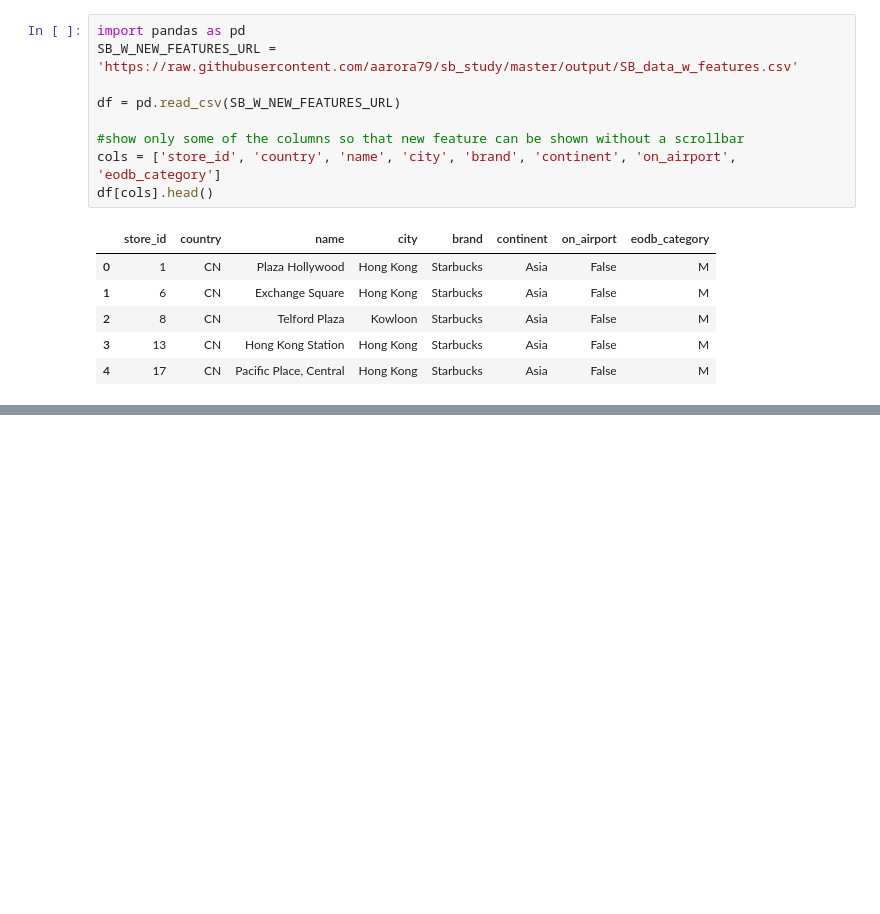
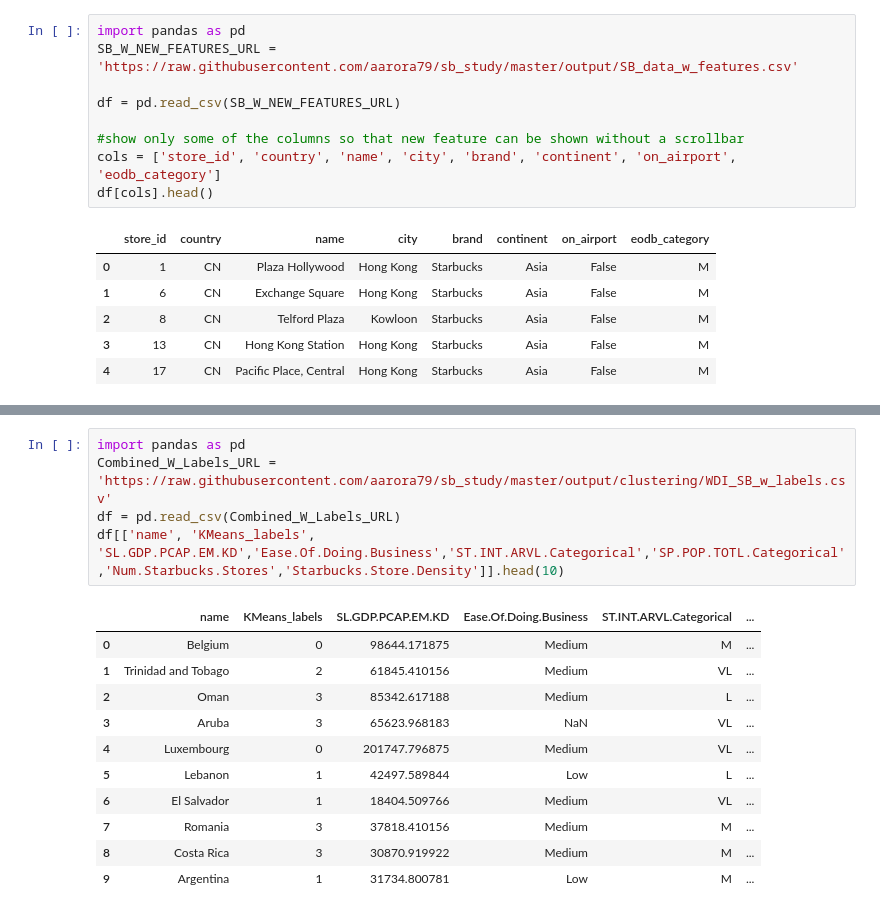
Before and after one commit to aarora79/sb_study, a Jupyter notebook: A data science tale about a coffee company.ipynb, the cells around one changed output, grey strips where cells are left out. Cells and saved outputs as stored; diff of their text form; blank space fills up the shorter version.

```diff
--- a/A data science tale about a coffee company.ipynb
+++ b/A data science tale about a coffee company.ipynb
@@ -208,0 +507,17 @@ Here is a listing of everything that is included alongwith a brief description.
+# %%
+import pandas as pd
+Combined_W_Labels_URL = 'https://raw.githubusercontent.com/aarora79/sb_study/master/output/clustering/WDI_SB_w_labels.csv'
+df = pd.read_csv(Combined_W_Labels_URL)
+df[['name', 'KMeans_labels', 'SL.GDP.PCAP.EM.KD','Ease.Of.Doing.Business','ST.INT.ARVL.Categorical','SP.POP.TOTL.Categorical','Num.Starbucks.Stores','Starbucks.Store.Density']].head(10)
+# %% [output]
+|  | name | KMeans_labels | SL.GDP.PCAP.EM.KD | Ease.Of.Doing.Business | ST.INT.ARVL.Categorical | ... |
+| 0 | Belgium | 0 | 98644.171875 | Medium | M | ... |
+| 1 | Trinidad and Tobago | 2 | 61845.410156 | Medium | VL | ... |
+| 2 | Oman | 3 | 85342.617188 | Medium | L | ... |
+| 3 | Aruba | 3 | 65623.968183 | NaN | VL | ... |
+| 4 | Luxembourg | 0 | 201747.796875 | Medium | VL | ... |
+| 5 | Lebanon | 1 | 42497.589844 | Low | L | ... |
+| 6 | El Salvador | 1 | 18404.509766 | Medium | VL | ... |
+| 7 | Romania | 3 | 37818.410156 | Medium | M | ... |
+| 8 | Costa Rica | 3 | 30870.919922 | Medium | M | ... |
+| 9 | Argentina | 1 | 31734.800781 | Low | M | ... |
```
Also changed, not shown: parts of 53 cells of this notebook, 3 other files.
